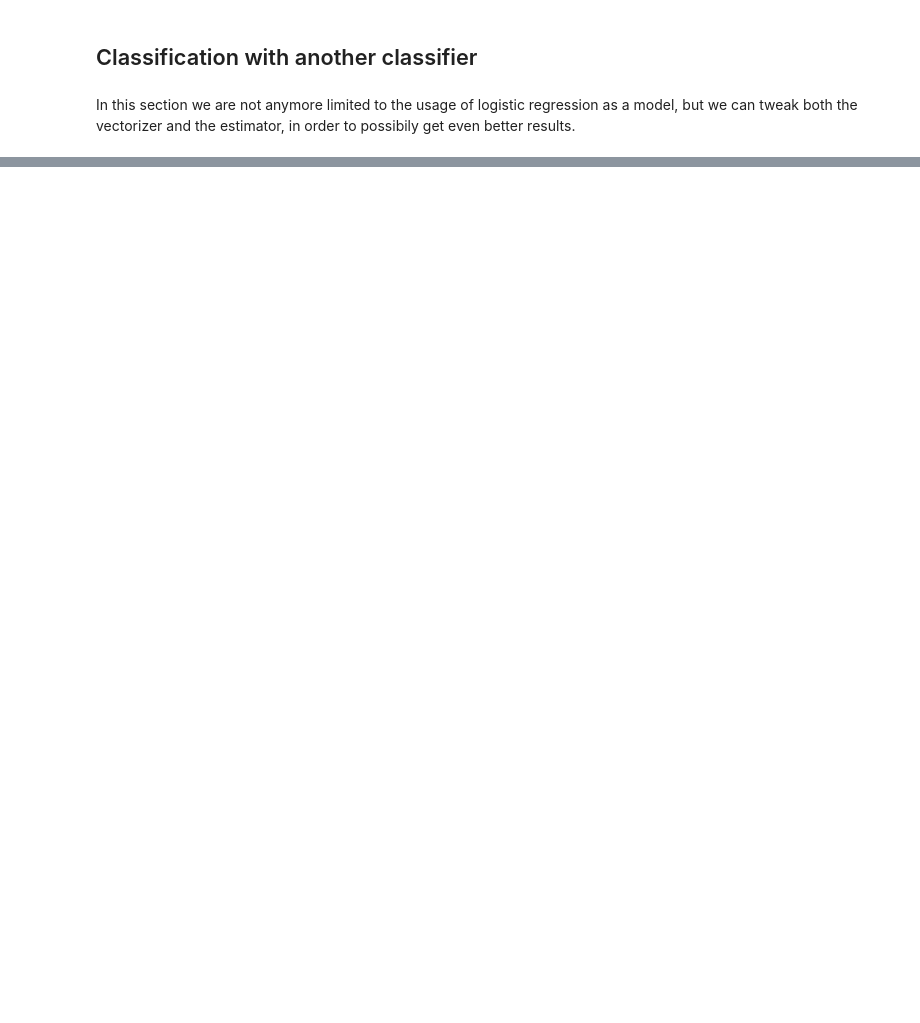
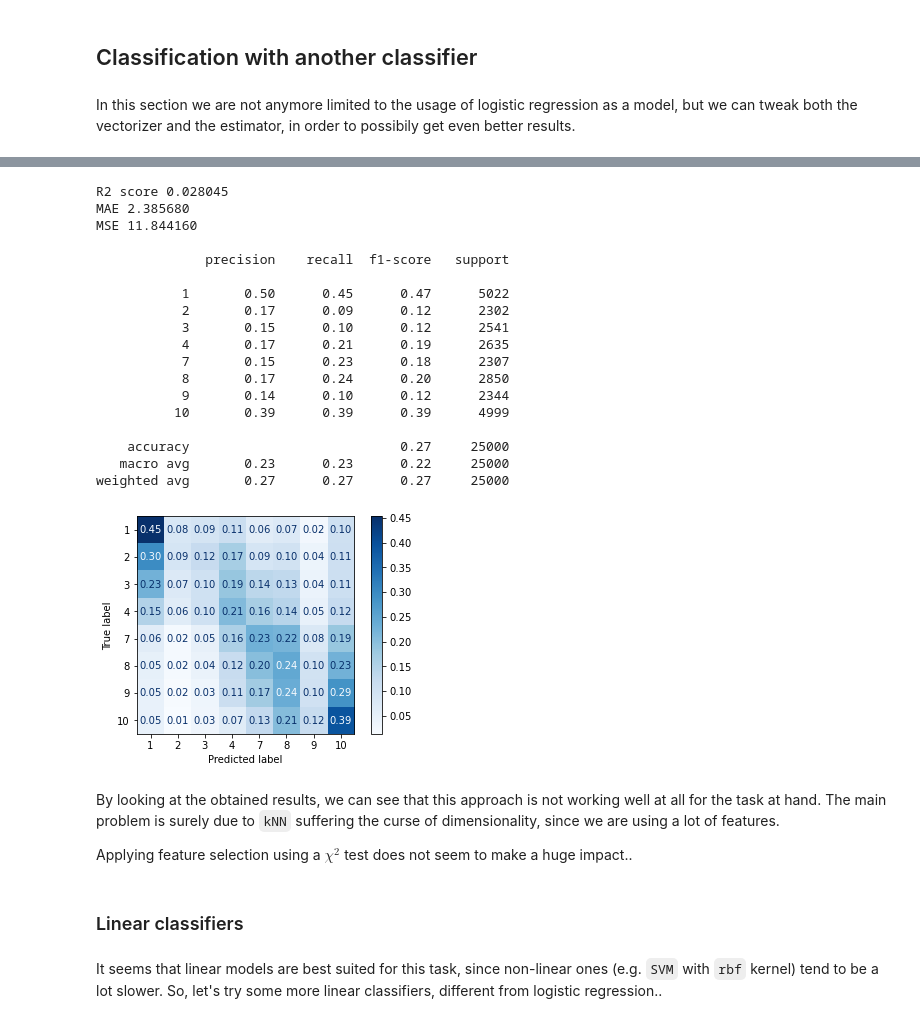
Before and after one commit to Wadaboa/nlp-assignments, a Jupyter notebook: sentiment_analysis.ipynb, the cells around one changed output, grey strips where cells are left out. Drawn from its saved outputs; the diff is of its cells as text; code cells hidden in the pictures; blank space fills up the shorter version.

```diff
--- a/sentiment_analysis.ipynb
+++ b/sentiment_analysis.ipynb
@@ -297,5 +298,5 @@ So, we can drop those duplicates so as to get less skewed estimates at predictio
 # %%
-df = df.drop(df[df["text"].duplicated()].index)
+df_nodups = df.drop(df[df["text"].duplicated()].index)
 # %% [markdown]
 Let's check if there are reviews with a low number of characters, which could be removed from the dataset, since they shouldn't bring too much information.
 
@@ -853,0 +827,25 @@ In this section we are not anymore limited to the usage of logistic regression a
+# %%
+pipeline = Pipeline(
+    [
+        ("vect", CountVectorizer(ngram_range=(1, 2), max_df=0.9)),
+        ("tfidf", TfidfTransformer(sublinear_tf=True, use_idf=True)),
+        ("scaler", Normalizer()),
+        ("sel", SelectKBest(chi2, k=500)),
+        ("clf", KNeighborsClassifier(metric="euclidean", weights="uniform")),
+    ]
+)
+
+parameters = {
+    "clf__n_neighbors": [5, 7, 9],
+}
+searcher = GridSearchCV(
+    estimator=pipeline,
+    param_grid=parameters,
+    scoring="r2",
+    cv=3,
+    n_jobs=-1,
+    return_train_score=True,
+    verbose=1,
+)
+classifier = searcher.fit(train_corpus, train_scores)
+print_results(searcher)
@@ -854 +861,32 @@ In this section we are not anymore limited to the usage of logistic regression a
+# %%
+pred_train_scores, pred_test_scores = predict(classifier, train_corpus, test_corpus)
+print_evaluation(classifier, test_corpus, test_scores, pred_test_scores)
+# %% [output]
+R2 score 0.028045
+MAE 2.385680
+MSE 11.844160
+
+              precision    recall  f1-score   support
+
+           1       0.50      0.45      0.47      5022
+           2       0.17      0.09      0.12      2302
+           3       0.15      0.10      0.12      2541
+           4       0.17      0.21      0.19      2635
+           7       0.15      0.23      0.18      2307
+           8       0.17      0.24      0.20      2850
+           9       0.14      0.10      0.12      2344
+          10       0.39      0.39      0.39      4999
+
+    accuracy                           0.27     25000
+   macro avg       0.23      0.23      0.22     25000
+weighted avg       0.27      0.27      0.27     25000
+[figure, added]
+# %% [markdown]
+By looking at the obtained results, we can see that this approach is not working well at all for the task at hand. The main problem is surely due to `kNN` suffering the curse of dimensionality, since we are using a lot of features.
+
+Applying feature selection using a $\chi^{2}$ test does not seem to make a huge impact..
+# %% [markdown]
+### Linear classifiers
+# %% [markdown]
+It seems that linear models are best suited for this task, since non-linear ones (e.g. `SVM` with `rbf` kernel) tend to be a lot slower. So, let's try some more linear classifiers, different from logistic regression..
 # %%
```
Also changed, not shown: parts of 37 cells of this notebook.
